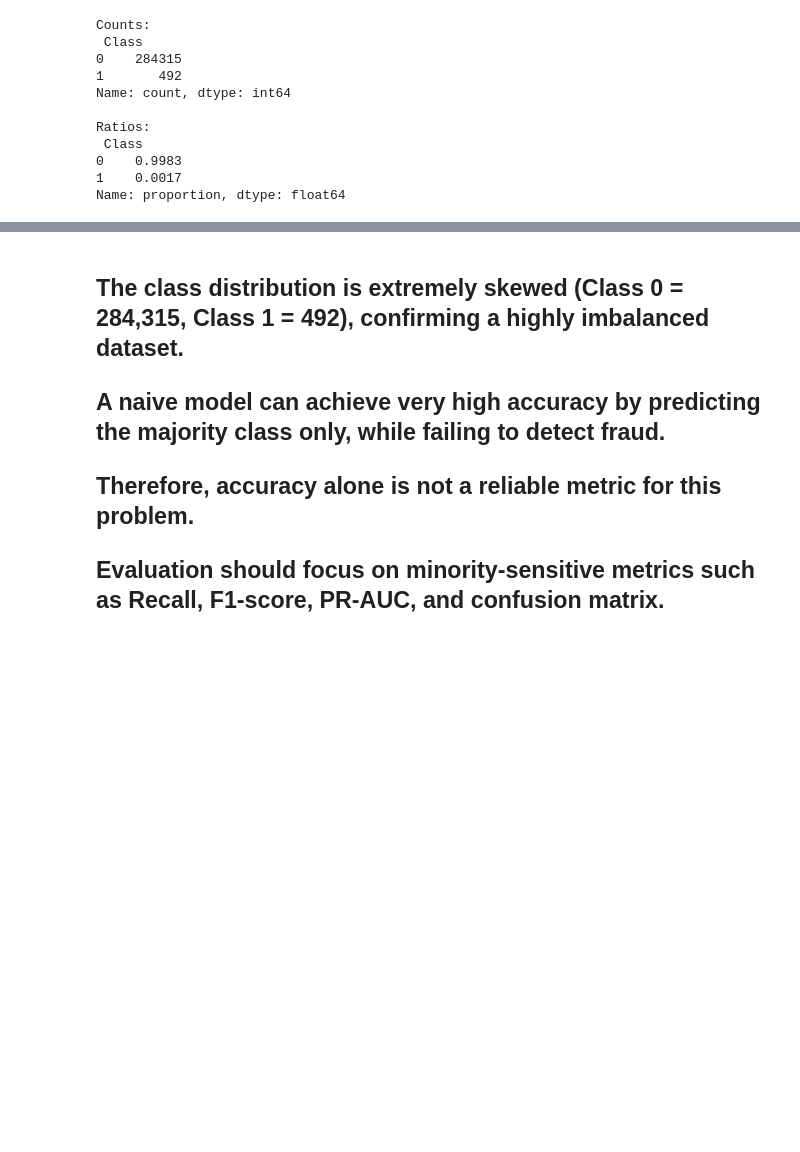
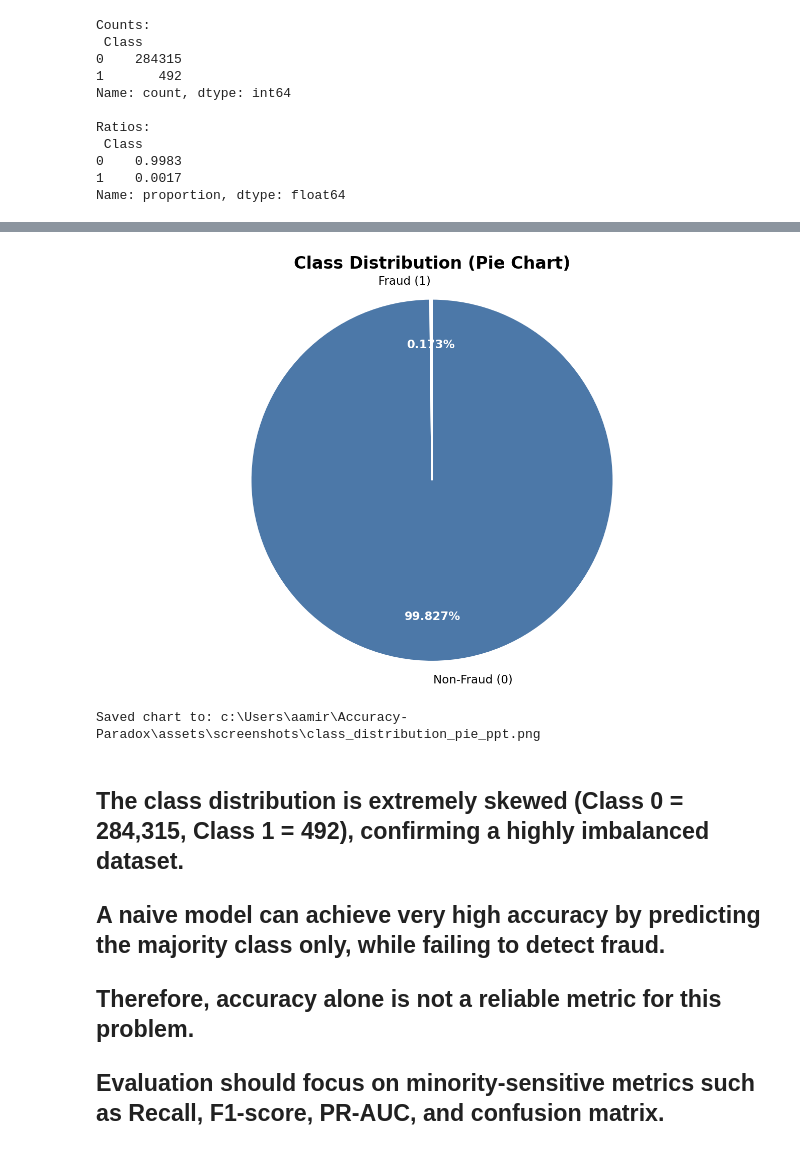
Before and after one commit to AamirAhmed21/Accuracy-Paradox, a Jupyter notebook: Notebook/explore.ipynb, the cells around one changed output, grey strips where cells are left out. Cells and saved outputs as stored; diff of their text form; code cells hidden in the pictures; blank space fills up the shorter version.

```diff
--- a/Notebook/explore.ipynb
+++ b/Notebook/explore.ipynb
@@ -61,3 +94,43 @@ plt.show()
+# %%
+from pathlib import Path
+
+counts = df["Class"].value_counts().sort_index()
+labels = ["Non-Fraud (0)", "Fraud (1)"]
+colors = ["#4C78A8", "#F58518"]
+
+plt.figure(figsize=(9, 6), dpi=150)
+wedges, texts, autotexts = plt.pie(
+    counts.values,
+    labels=labels,
+    colors=colors,
+    autopct="%1.3f%%",
+    startangle=90,
+    counterclock=False,
+    pctdistance=0.75,
+    wedgeprops={"edgecolor": "white", "linewidth": 1.5},
+)
+
+plt.title("Class Distribution (Pie Chart)", fontsize=16, weight="bold", pad=12)
+plt.axis("equal")
+
+for t in texts:
+    t.set_fontsize(11)
+for at in autotexts:
+    at.set_color("white")
+    at.set_fontsize(11)
+    at.set_weight("bold")
+
+out_dir = Path.cwd().parent / "assets" / "screenshots"
+out_dir.mkdir(parents=True, exist_ok=True)
+out_file = out_dir / "class_distribution_pie_ppt.png"
+plt.tight_layout()
+plt.savefig(out_file, dpi=300, bbox_inches="tight", facecolor="white")
+plt.show()
+
+print(f"Saved chart to: {out_file}")
+# %% [output]
+[figure, added]
+Saved chart to: c:\Users\aamir\Accuracy-Paradox\assets\screenshots\class_distribution_pie_ppt.png
 # %% [markdown]
 ## The class distribution is extremely skewed (Class 0 = 284,315, Class 1 = 492), confirming a highly imbalanced dataset.
 ## A naive model can achieve very high accuracy by predicting the majority class only, while failing to detect fraud.
```
Also changed, not shown: parts of 2 cells of this notebook, 6 other files.
